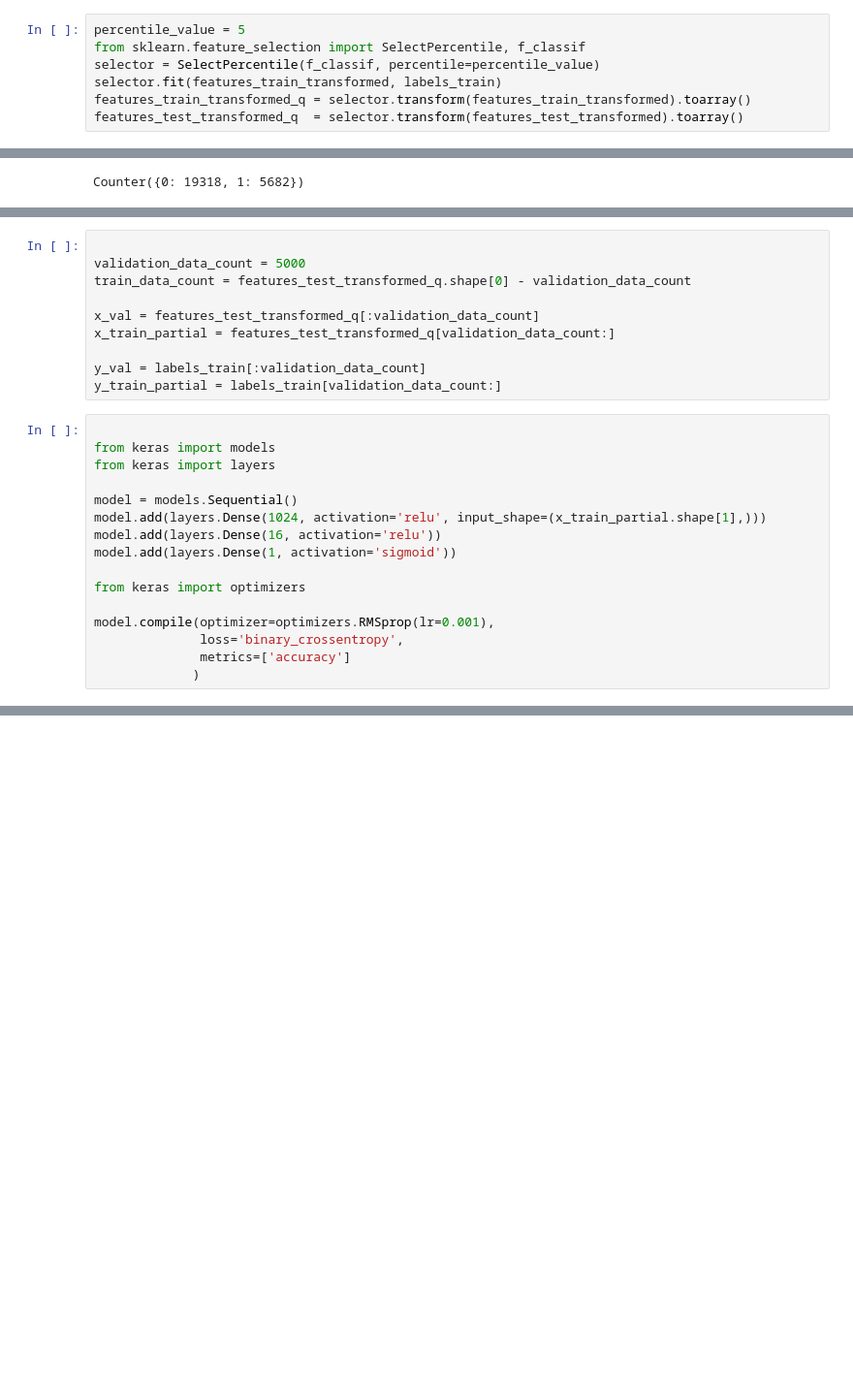
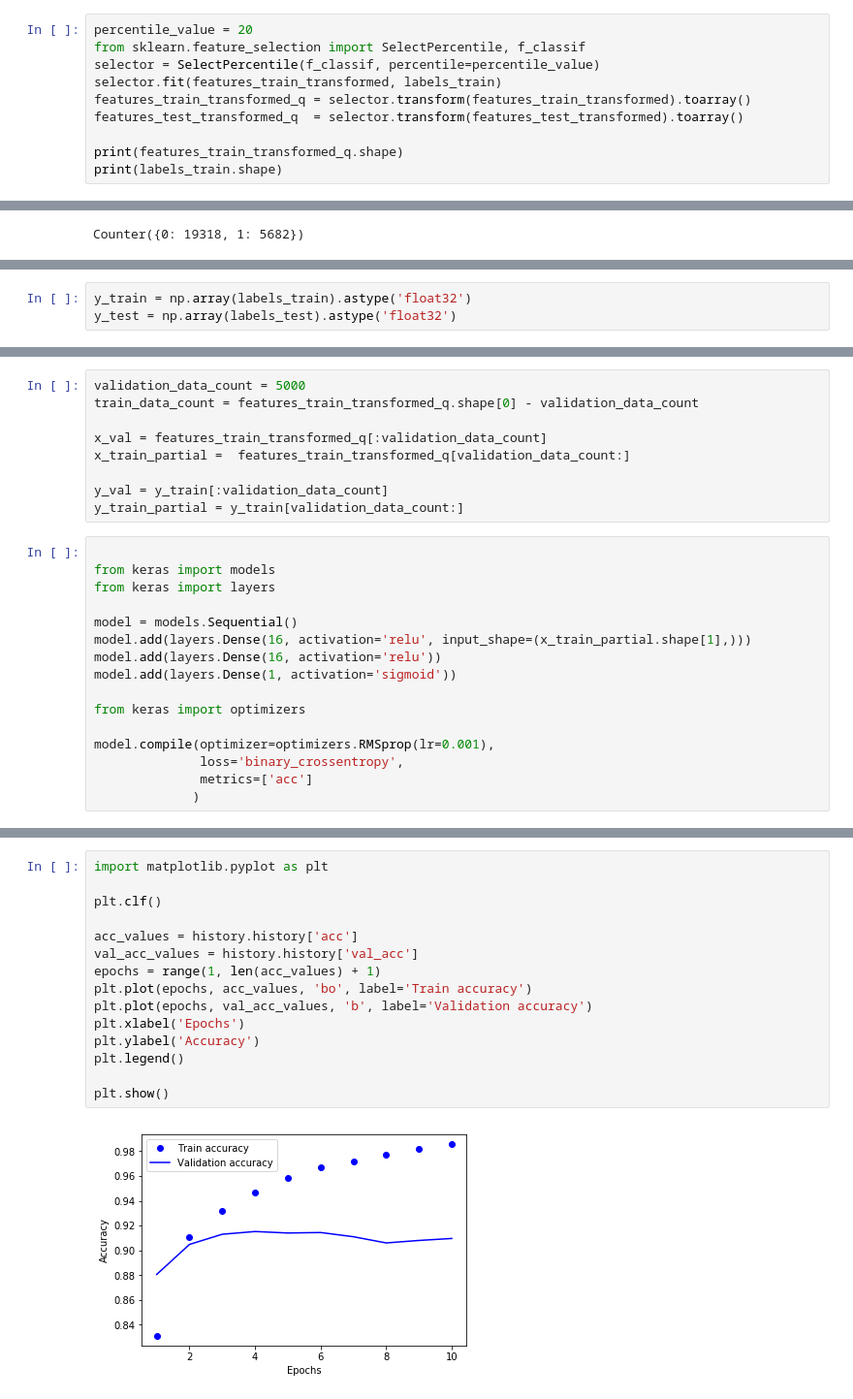
Before and after one commit to Azmitrok/DataSciencePractice, a Jupyter notebook: MyDataScience/Dima_DataAnalysis/SentimentPolarity/SentimentPolarity.ipynb, the cells around one changed output, grey strips where cells are left out. Shown at 97% size. Saved outputs shown, nothing was run; the diff lists cells and outputs as text; blank space fills up the shorter version.

```diff
--- a/MyDataScience/Dima_DataAnalysis/SentimentPolarity/SentimentPolarity.ipynb
+++ b/MyDataScience/Dima_DataAnalysis/SentimentPolarity/SentimentPolarity.ipynb
@@ -112,9 +114,12 @@ vectorizer = TfidfVectorizer(sublinear_tf=True, max_df=0.999, stop_words='englis
 features_train_transformed = vectorizer.fit_transform(features_train)
 features_test_transformed  = vectorizer.transform(features_test)
 # %%
-percentile_value = 5
+percentile_value = 20
 from sklearn.feature_selection import SelectPercentile, f_classif
 selector = SelectPercentile(f_classif, percentile=percentile_value)
 selector.fit(features_train_transformed, labels_train)
 features_train_transformed_q = selector.transform(features_train_transformed).toarray()
 features_test_transformed_q  = selector.transform(features_test_transformed).toarray()
+
+print(features_train_transformed_q.shape)
+print(labels_train.shape)
@@ -140,0 +160,3 @@ Counter({0: 19318, 1: 5682})
+# %%
+y_train = np.array(labels_train).astype('float32')
+y_test = np.array(labels_test).astype('float32')
@@ -141,20 +165,19 @@ Counter({0: 19318, 1: 5682})
 # %%
+validation_data_count = 5000
+train_data_count = features_train_transformed_q.shape[0] - validation_data_count
 
-validation_data_count = 5000
-train_data_count = features_test_transformed_q.shape[0] - validation_data_count
+x_val = features_train_transformed_q[:validation_data_count]
+x_train_partial =  features_train_transformed_q[validation_data_count:]
 
-x_val = features_test_transformed_q[:validation_data_count]
-x_train_partial = features_test_transformed_q[validation_data_count:]
-
-y_val = labels_train[:validation_data_count]
-y_train_partial = labels_train[validation_data_count:]
+y_val = y_train[:validation_data_count]
+y_train_partial = y_train[validation_data_count:]
 # %%
 
 from keras import models
 from keras import layers
 
 model = models.Sequential()
-model.add(layers.Dense(1024, activation='relu', input_shape=(x_train_partial.shape[1],)))
+model.add(layers.Dense(16, activation='relu', input_shape=(x_train_partial.shape[1],)))
 model.add(layers.Dense(16, activation='relu'))
 model.add(layers.Dense(1, activation='sigmoid'))
 
@@ -162,7 +185,7 @@ from keras import optimizers
 
 model.compile(optimizer=optimizers.RMSprop(lr=0.001),
               loss='binary_crossentropy',
-              metrics=['accuracy']
+              metrics=['acc']
              )
 # %%
 history = model.fit(x_train_partial, y_train_partial, epochs=10, batch_size=512, validation_data=(x_val, y_val))
@@ -189,0 +216,17 @@ Epoch 10/20
+# %%
+import matplotlib.pyplot as plt
+
+plt.clf()
+
+acc_values = history.history['acc']
+val_acc_values = history.history['val_acc']
+epochs = range(1, len(acc_values) + 1)
+plt.plot(epochs, acc_values, 'bo', label='Train accuracy')
+plt.plot(epochs, val_acc_values, 'b', label='Validation accuracy')
+plt.xlabel('Epochs')
+plt.ylabel('Accuracy')
+plt.legend()
+
+plt.show()
+# %% [output]
+[figure, added]
```
Also changed, not shown: parts of 14 cells of this notebook.
